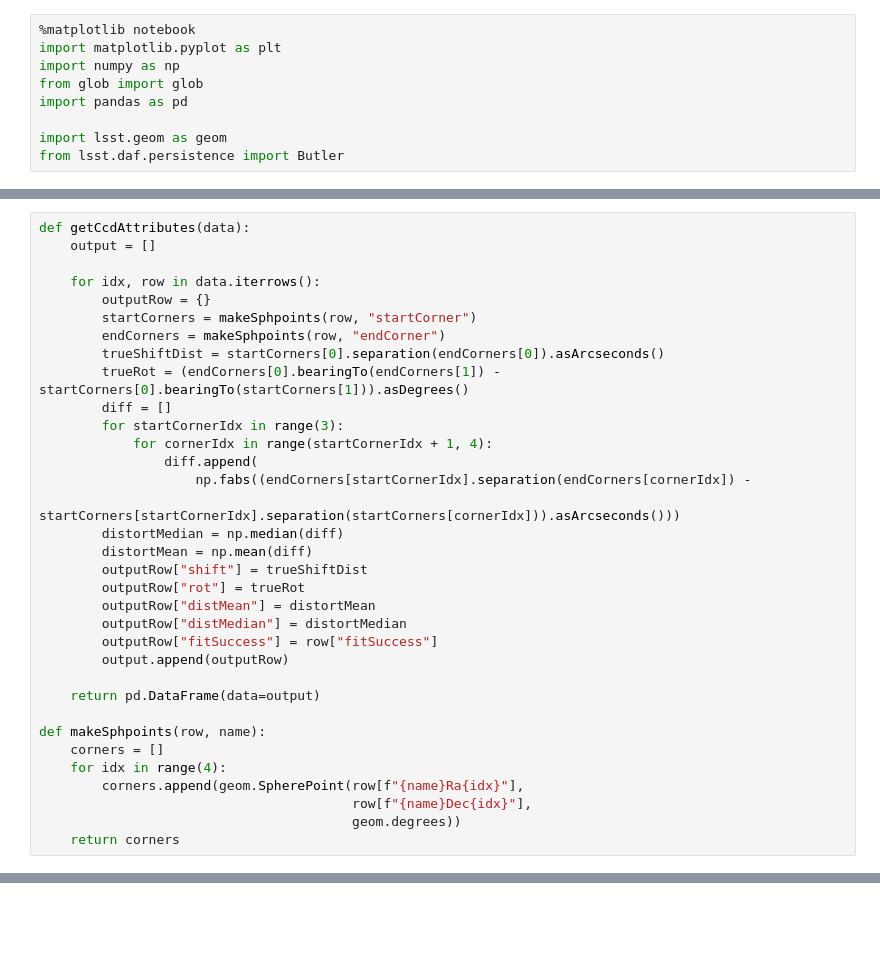
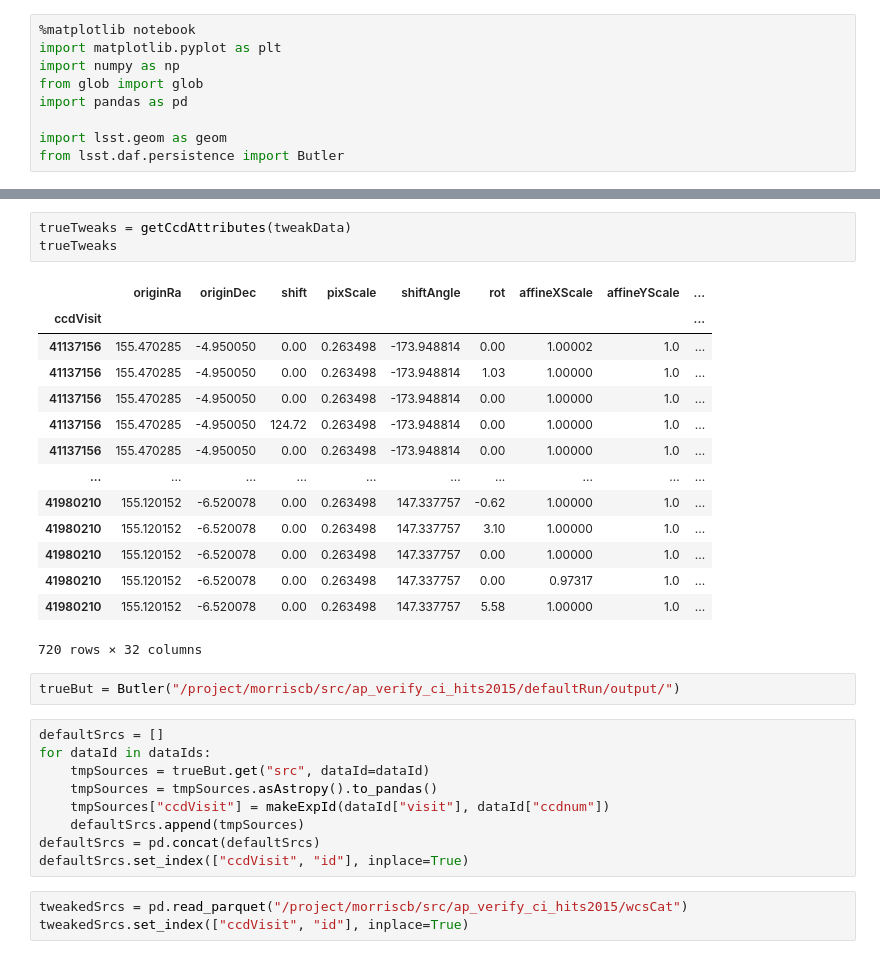
Before and after one commit to lsst/meas_astrom, a Jupyter notebook: doc/notebooks/DM-26695.ipynb, the cells around one changed output, grey strips where cells are left out. Drawn from its saved outputs; the diff is of its cells as text; blank space fills up the shorter version.

```diff
--- a/doc/notebooks/DM-26695.ipynb
+++ b/doc/notebooks/DM-26695.ipynb
@@ -60,34 +9,0 @@ Name: 41137156, dtype: object
-# %%
-def getCcdAttributes(data):
-    output = []
-
-    for idx, row in data.iterrows():
-        outputRow = {}
-        startCorners = makeSphpoints(row, "startCorner")
-        endCorners = makeSphpoints(row, "endCorner")
-        trueShiftDist = startCorners[0].separation(endCorners[0]).asArcseconds()
-        trueRot = (endCorners[0].bearingTo(endCorners[1]) - startCorners[0].bearingTo(startCorners[1])).asDegrees()
-        diff = []
-        for startCornerIdx in range(3):
-            for cornerIdx in range(startCornerIdx + 1, 4):
-                diff.append(
-                    np.fabs((endCorners[startCornerIdx].separation(endCorners[cornerIdx]) -
-                             startCorners[startCornerIdx].separation(startCorners[cornerIdx])).asArcseconds()))
-        distortMedian = np.median(diff)
-        distortMean = np.mean(diff)
-        outputRow["shift"] = trueShiftDist
-        outputRow["rot"] = trueRot
-        outputRow["distMean"] = distortMean
-        outputRow["distMedian"] = distortMedian
-        outputRow["fitSuccess"] = row["fitSuccess"]
-        output.append(outputRow)
-
-    return pd.DataFrame(data=output)
-
-def makeSphpoints(row, name):
-    corners = []
-    for idx in range(4):
-        corners.append(geom.SpherePoint(row[f"{name}Ra{idx}"],
-                                        row[f"{name}Dec{idx}"],
-                                        geom.degrees))
-    return corners
@@ -194,0 +182,32 @@ hist(tweakData["affineXShear"][tweakData["fitSuccess"]])
+# %%
+trueTweaks = getCcdAttributes(tweakData)
+trueTweaks
+# %% [output]
+|  | originRa | originDec | shift | pixScale | shiftAngle | rot | affineXScale | affineYScale | ... |
+| ccdVisit |  |  |  |  |  |  |  |  | ... |
+| 41137156 | 155.470285 | -4.950050 | 0.00 | 0.263498 | -173.948814 | 0.00 | 1.00002 | 1.0 | ... |
+| 41137156 | 155.470285 | -4.950050 | 0.00 | 0.263498 | -173.948814 | 1.03 | 1.00000 | 1.0 | ... |
+| 41137156 | 155.470285 | -4.950050 | 0.00 | 0.263498 | -173.948814 | 0.00 | 1.00000 | 1.0 | ... |
+| 41137156 | 155.470285 | -4.950050 | 124.72 | 0.263498 | -173.948814 | 0.00 | 1.00000 | 1.0 | ... |
+| 41137156 | 155.470285 | -4.950050 | 0.00 | 0.263498 | -173.948814 | 0.00 | 1.00000 | 1.0 | ... |
+| ... | ... | ... | ... | ... | ... | ... | ... | ... | ... |
+| 41980210 | 155.120152 | -6.520078 | 0.00 | 0.263498 | 147.337757 | -0.62 | 1.00000 | 1.0 | ... |
+| 41980210 | 155.120152 | -6.520078 | 0.00 | 0.263498 | 147.337757 | 3.10 | 1.00000 | 1.0 | ... |
+| 41980210 | 155.120152 | -6.520078 | 0.00 | 0.263498 | 147.337757 | 0.00 | 1.00000 | 1.0 | ... |
+| 41980210 | 155.120152 | -6.520078 | 0.00 | 0.263498 | 147.337757 | 0.00 | 0.97317 | 1.0 | ... |
+| 41980210 | 155.120152 | -6.520078 | 0.00 | 0.263498 | 147.337757 | 5.58 | 1.00000 | 1.0 | ... |
+720 rows × 32 columns
+# %%
+trueBut = Butler("/project/morriscb/src/ap_verify_ci_hits2015/defaultRun/output/")
+# %%
+defaultSrcs = []
+for dataId in dataIds:
+    tmpSources = trueBut.get("src", dataId=dataId)
+    tmpSources = tmpSources.asAstropy().to_pandas()
+    tmpSources["ccdVisit"] = makeExpId(dataId["visit"], dataId["ccdnum"])
+    defaultSrcs.append(tmpSources)
+defaultSrcs = pd.concat(defaultSrcs)
+defaultSrcs.set_index(["ccdVisit", "id"], inplace=True)
+# %%
+tweakedSrcs = pd.read_parquet("/project/morriscb/src/ap_verify_ci_hits2015/wcsCat")
+tweakedSrcs.set_index(["ccdVisit", "id"], inplace=True)
```
Also changed, not shown: parts of 35 cells of this notebook, 2 other files.
